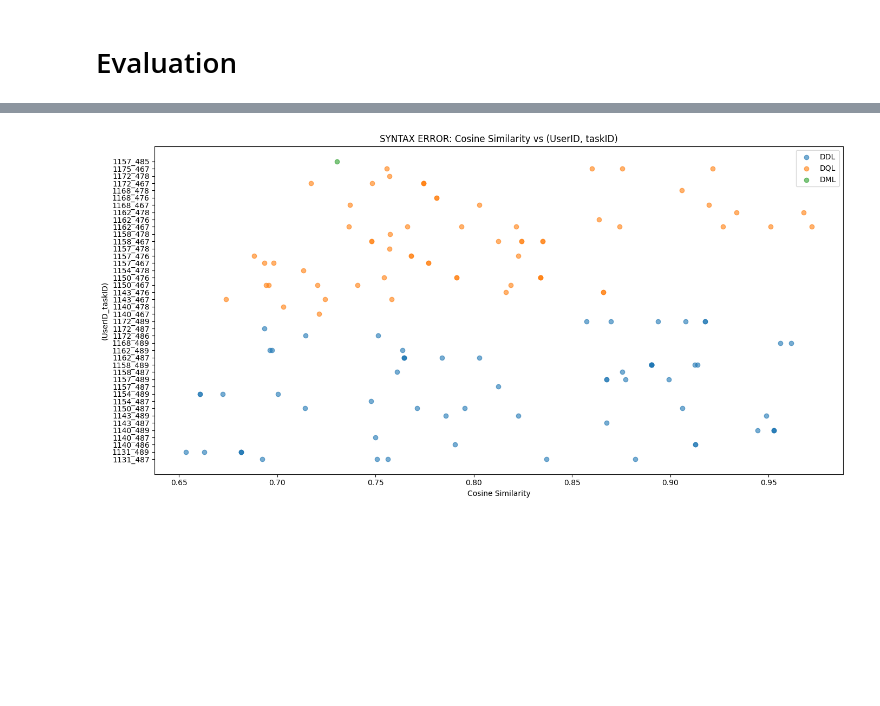
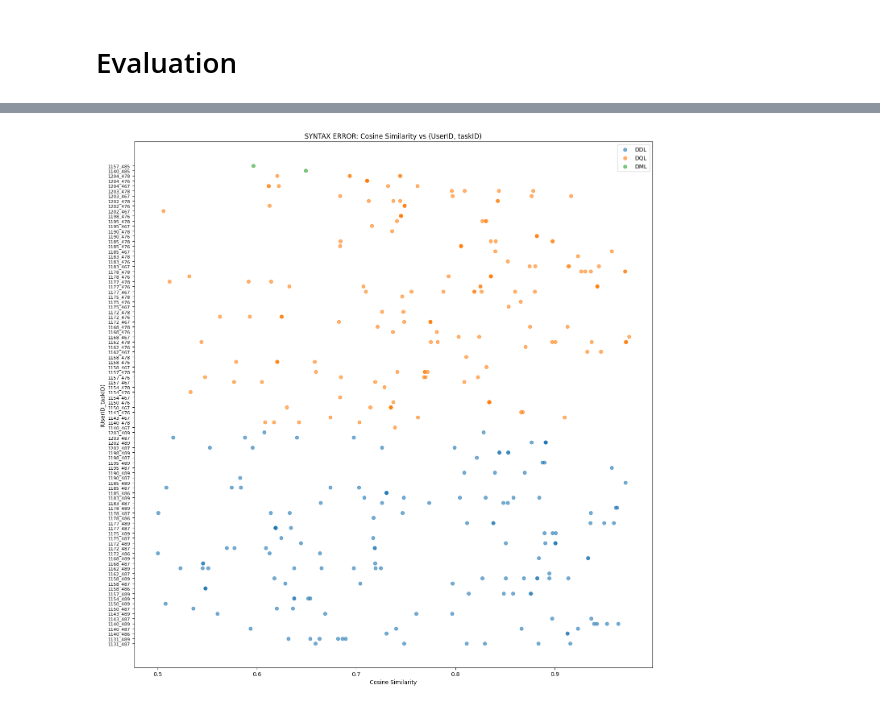
Before and after one commit to victordeman/Synthetic-data-Generation, a Jupyter notebook: Synthetic_Data_Generator_GPT_4_final.ipynb, the cells around one changed output, grey strips where cells are left out. Saved outputs shown, nothing was run; the diff lists cells and outputs as text; code cells hidden in the pictures; blank space fills up the shorter version.

```diff
--- a/Synthetic_Data_Generator_GPT_4_final.ipynb
+++ b/Synthetic_Data_Generator_GPT_4_final.ipynb
@@ -447,0 +460,6 @@ files.download('/content/new_chunk_df5.csv')
+# %%
+new_chunk_df8 = generate_synthetic_data(df8)
+
+new_chunk_df8.to_csv('/content/new_chunk_df8.csv', index=False)
+from google.colab import files
+files.download('/content/new_chunk_df8.csv')
@@ -447,0 +469,6 @@ files.download('/content/new_chunk_df5.csv')
+# %%
+new_chunk_df9 = generate_synthetic_data(df9)
+
+new_chunk_df9.to_csv('/content/new_chunk_df9.csv', index=False)
+from google.colab import files
+files.download('/content/new_chunk_df9.csv')
@@ -447,0 +478,6 @@ files.download('/content/new_chunk_df5.csv')
+# %%
+new_chunk_df10 = generate_synthetic_data(df10)
+
+new_chunk_df10.to_csv('/content/new_chunk_df10.csv', index=False)
+from google.colab import files
+files.download('/content/new_chunk_df10.csv')
@@ -448,6 +487,6 @@ files.download('/content/new_chunk_df5.csv')
 # %%
 # Concatenate new_chunk_df1 to new_chunk_df5
-final_concat_df = pd.concat([new_chunk_df1, new_chunk_df2, new_chunk_df3, new_chunk_df4, new_chunk_df5], ignore_index=True)
+final_concat_df = pd.concat([new_chunk_df1, new_chunk_df2, new_chunk_df3, new_chunk_df4, new_chunk_df5, new_chunk_df6, new_chunk_df7, new_chunk_df8, new_chunk_df9, new_chunk_df10], ignore_index=True)
 # %%
 # # Main DataFrame to store results
 # main_df = pd.DataFrame()
@@ -975,33 +1010,39 @@ generated_df_copy['cosine_similarity'] = cosine_similarities
 scatter_df_error0_new = generated_df_copy[generated_df_copy.ErrorClass == 0]
 scatter_df_error2_new = generated_df_copy[generated_df_copy.ErrorClass == 2]
 # %%
-scatter_df_error0_new = scatter_df_error0_new[scatter_df_error0_new.cosine_similarity >= 0.65]
+scatter_df_error0_new = scatter_df_error0_new[scatter_df_error0_new.cosine_similarity >= 0.50]
 scatter_df_error0_new['Attempt_ID'] = scatter_df_error0_new.apply(lambda row: (row['UserID'], row['taskid']), axis=1)
 scatter_df_error0_new['Attempt_ID_str'] = scatter_df_error0_new['Attempt_ID'].apply(lambda x: f'{x[0]}_{x[1]}')
 
 scatter_df_error0_new_ddl = scatter_df_error0_new[scatter_df_error0_new.Command_Category == 'DDL']
 scatter_df_error0_new_dql = scatter_df_error0_new[scatter_df_error0_new.Command_Category == 'DQL']
 scatter_df_error0_new_dml = scatter_df_error0_new[scatter_df_error0_new.Command_Category == 'DML']
 
 scatter_df_error0_new_ddl = scatter_df_error0_new_ddl[['UserID', 'taskid', 'ErrorClass', 'Command_Category', 'cosine_similarity', 'Attempt_ID', 'Attempt_ID_str']]
 scatter_df_error0_new_dql = scatter_df_error0_new_dql[['UserID', 'taskid', 'ErrorClass', 'Command_Category', 'cosine_similarity', 'Attempt_ID', 'Attempt_ID_str']]
 scatter_df_error0_new_dml = scatter_df_error0_new_dml[['UserID', 'taskid', 'ErrorClass', 'Command_Category', 'cosine_similarity', 'Attempt_ID', 'Attempt_ID_str']]
 
 # Plot: Cosine similarity on x-axis and Attempt_ID on y-axis
 
-plt.figure(figsize=(14, 7))
+plt.figure(figsize=(14, 14))
 
 plt.scatter(scatter_df_error0_new_ddl['cosine_similarity'], scatter_df_error0_new_ddl['Attempt_ID_str'], label='DDL', alpha=0.6)
 plt.scatter(scatter_df_error0_new_dql['cosine_similarity'], scatter_df_error0_new_dql['Attempt_ID_str'], label='DQL', alpha=0.6)
 plt.scatter(scatter_df_error0_new_dml['cosine_similarity'], scatter_df_error0_new_dml['Attempt_ID_str'], label='DML', alpha=0.6)
 
+# Use MaxNLocator to control the maximum number of y-ticks
+import matplotlib.ticker as ticker
+# plt.gca().yaxis.set_major_locator(ticker.MaxNLocator(nbins=10))  # Adjust 'nbins' as needed
+plt.gca().tick_params(axis='y', which='major', labelsize=8)
+
 plt.yticks(rotation=0)
+
 plt.xlabel('Cosine Similarity')
 plt.ylabel('(UserID_taskID)')
 plt.title('SYNTAX ERROR: Cosine Similarity vs (UserID, taskID)')
 plt.legend()
 plt.tight_layout()
 plt.show()
 # %% [output]
-[figure, old version]
+[figure, new version]
 # %%
```
Also changed, not shown: parts of 23 cells of this notebook.
